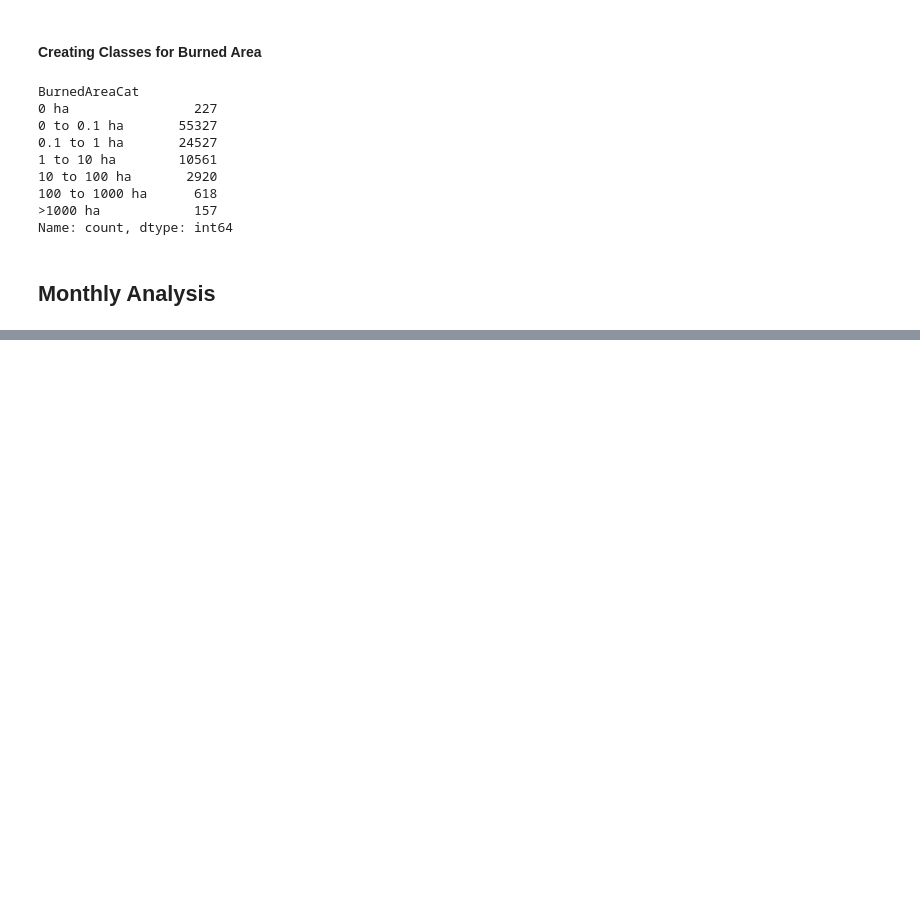
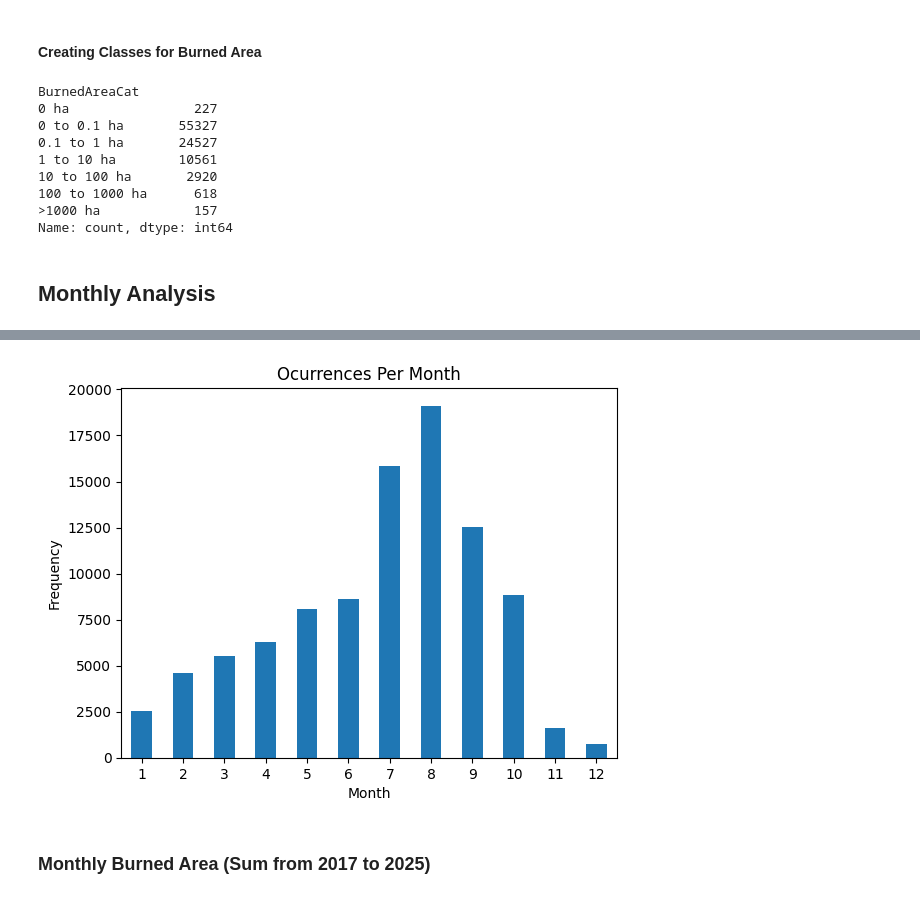
Before and after one commit to Daniel99Fonseca/wildfire-risk-portugal, a Jupyter notebook: notebooks/01_fire_data_exploration.ipynb, the cells around one changed output, grey strips where cells are left out. Cells and saved outputs as stored; diff of their text form; code cells hidden in the pictures; blank space fills up the shorter version.

```diff
--- a/notebooks/01_fire_data_exploration.ipynb
+++ b/notebooks/01_fire_data_exploration.ipynb
@@ -369,0 +645,3 @@ Name: count, dtype: int64
+# %%
+monthly_fires = fires_2017_2025.groupby('Mes').size()
+monthly_fires
@@ -369,0 +663,14 @@ Name: count, dtype: int64
+# %%
+monthly_fires.plot(kind='bar')
+
+plt.xticks(rotation=0)
+plt.title('Ocurrences Per Month')
+
+plt.xlabel('Month')
+plt.ylabel('Frequency')
+
+plt.show()
+# %% [output]
+[figure, added]
+# %% [markdown]
+### Monthly Burned Area (Sum from 2017 to 2025)
```
Also changed, not shown: parts of 46 cells of this notebook.
